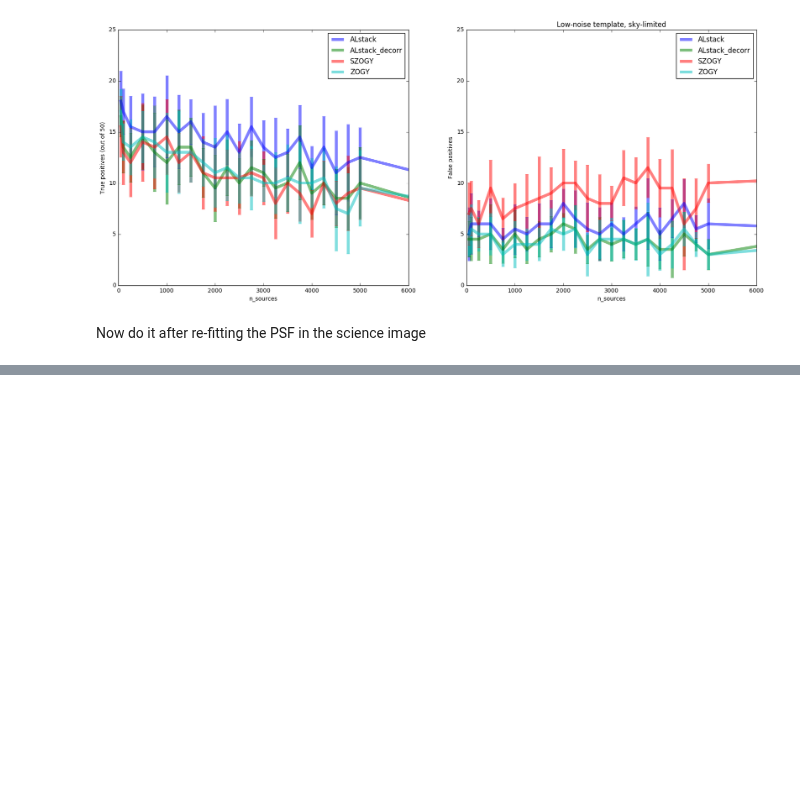
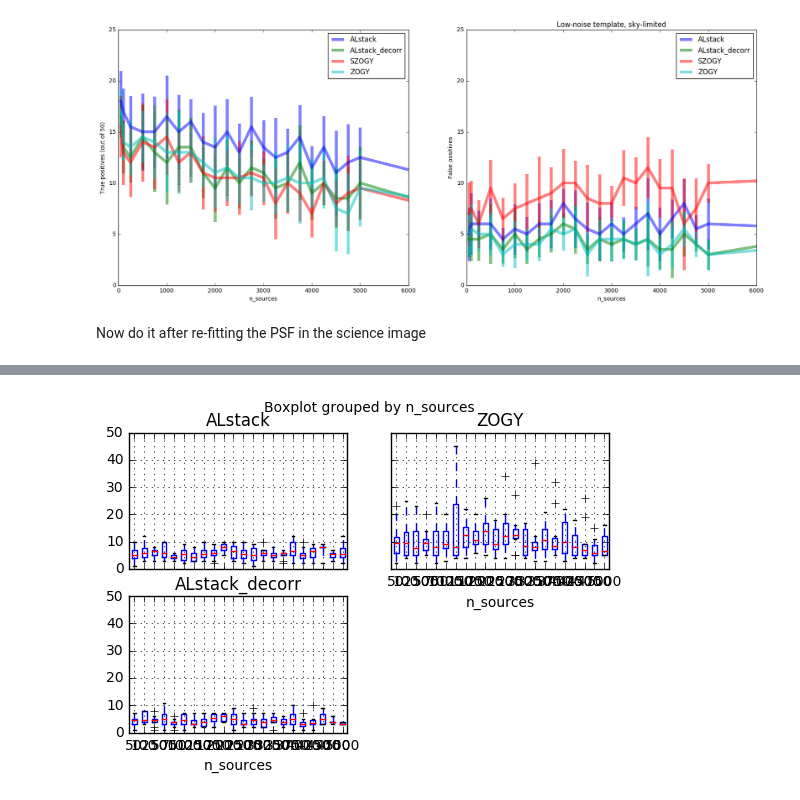
Before and after one commit to lsst-dm/diffimTests, a Jupyter notebook: 32. a. new tests vs static source density and psf measurement.ipynb, the cells around one changed output, grey strips where cells are left out. Drawn from its saved outputs; the diff is of its cells as text; code cells hidden in the pictures; blank space fills up the shorter version.

```diff
--- a/32. a. new tests vs static source density and psf measurement.ipynb
+++ b/32. a. new tests vs static source density and psf measurement.ipynb
@@ -197,0 +219,6 @@ TP1a.boxplot(column=methods, by='n_sources');
+# %%
+FP1a = pd.concat(FP1, axis=0).drop(['SZOGY', 'normedRms2'], 1)
+FP1a = FP1a[FP1a.n_sources < 7500]
+FP1a.boxplot(column=['ALstack', 'ZOGY', 'ALstack_decorr'], by='n_sources');
+# %% [output]
+[figure, added]
```
Also changed, not shown: parts of 6 cells of this notebook.
